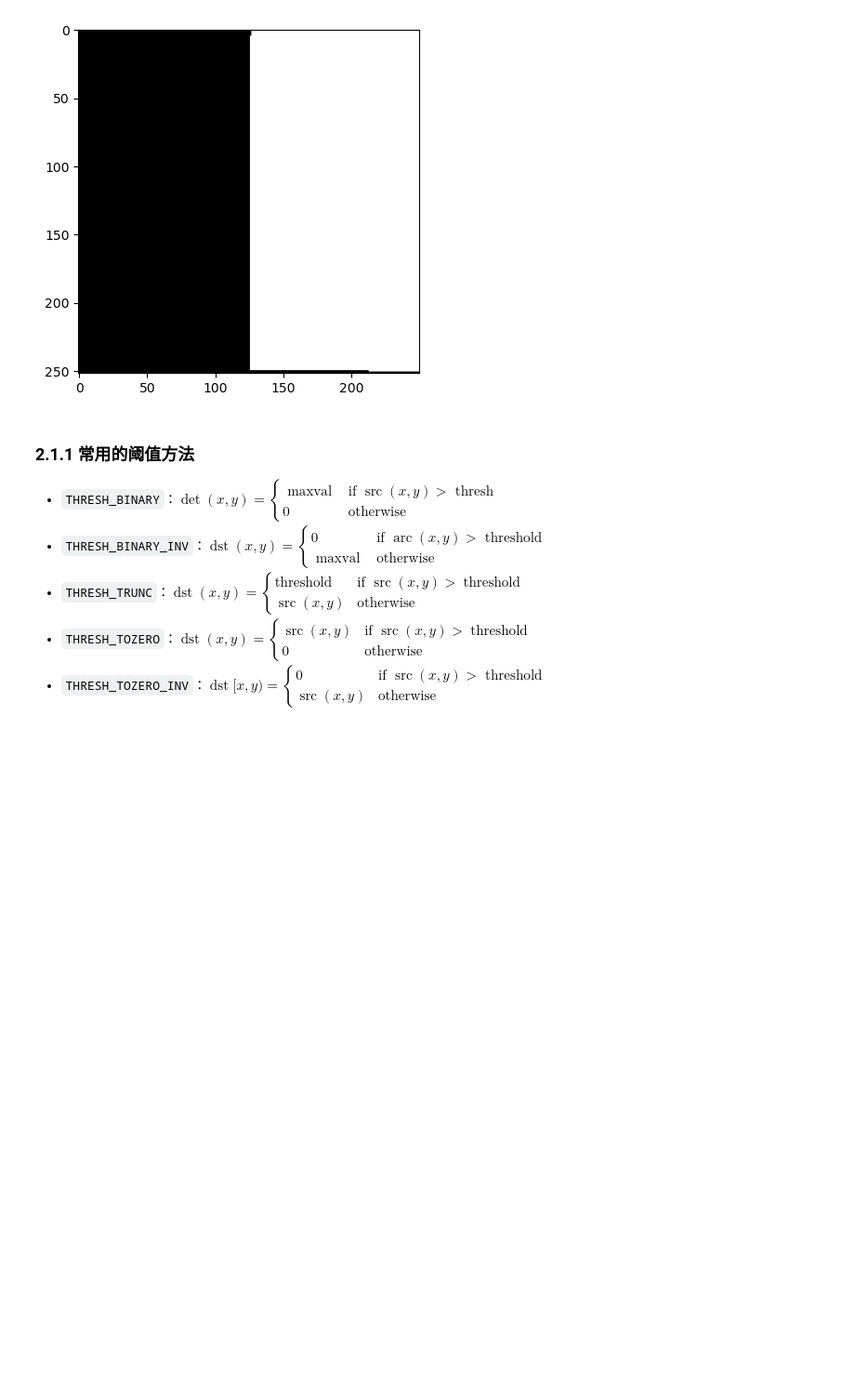
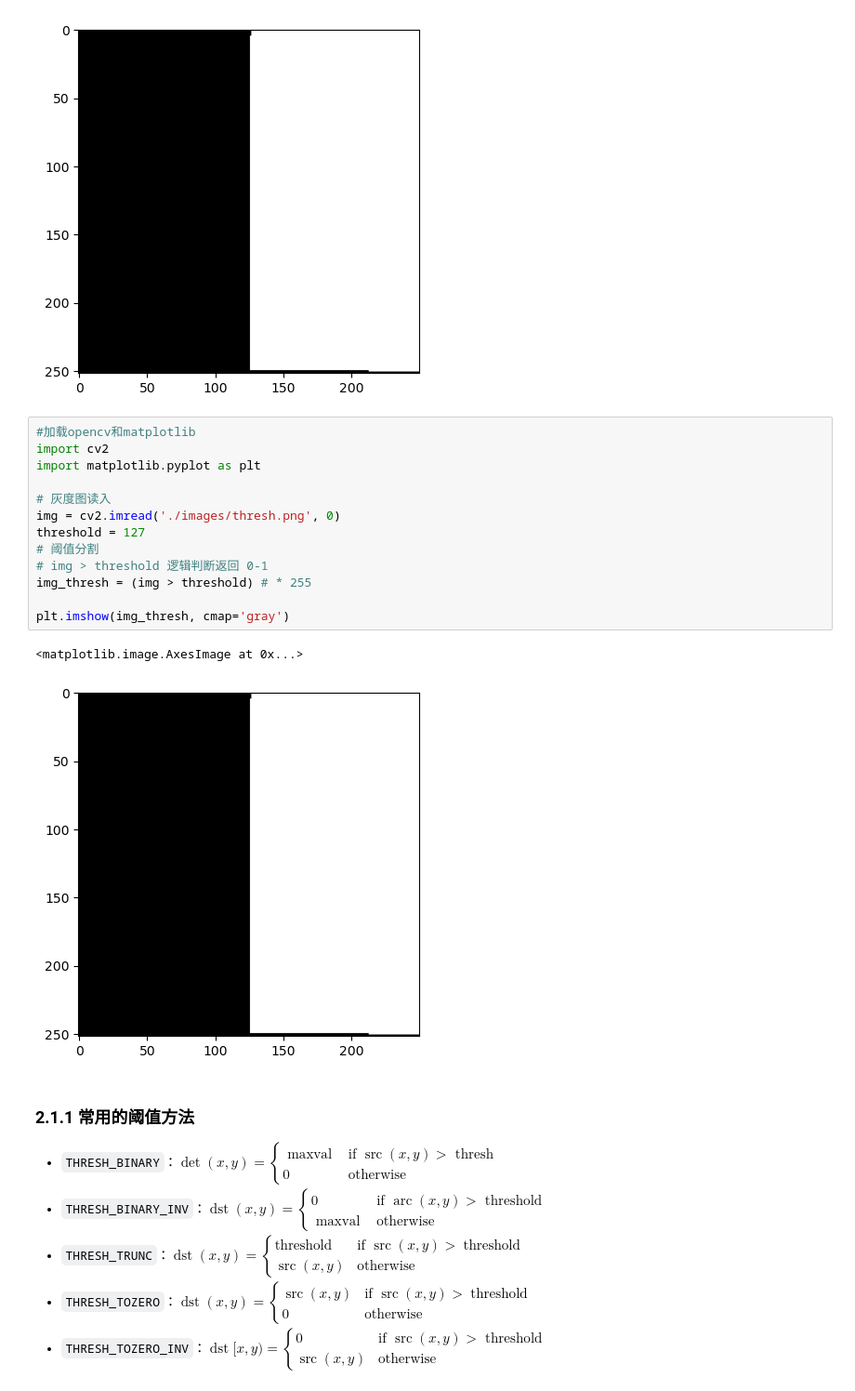
Before and after one commit to plum-Yin/AIIT_2024_CSE435, a Jupyter notebook: chapter2-PointOperations/PointOperations.ipynb, the cells around one changed output. Shown at 93% size. Saved outputs shown, nothing was run; the diff lists cells and outputs as text; blank space fills up the shorter version.

```diff
--- a/chapter2-PointOperations/PointOperations.ipynb
+++ b/chapter2-PointOperations/PointOperations.ipynb
@@ -143,6 +155,22 @@ plt.show()
 # %% [output]
 127.0
 [figure]
+# %%
+#加载opencv和matplotlib
+import cv2
+import matplotlib.pyplot as plt
+
+# 灰度图读入
+img = cv2.imread('./images/thresh.png', 0)
+threshold = 127
+# 阈值分割
+# img > threshold 逻辑判断返回 0-1
+img_thresh = (img > threshold) # * 255
+
+plt.imshow(img_thresh, cmap='gray')
+# %% [output]
+<matplotlib.image.AxesImage at 0x...>
+[figure, added]
 # %% [markdown]
 ### 2.1.1 常用的阈值方法
 
```
Also changed, not shown: parts of 4 cells of this notebook.
